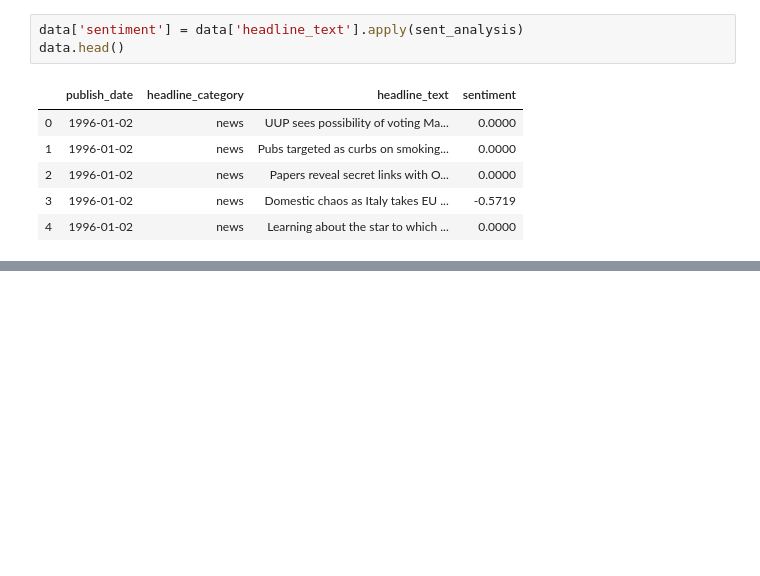
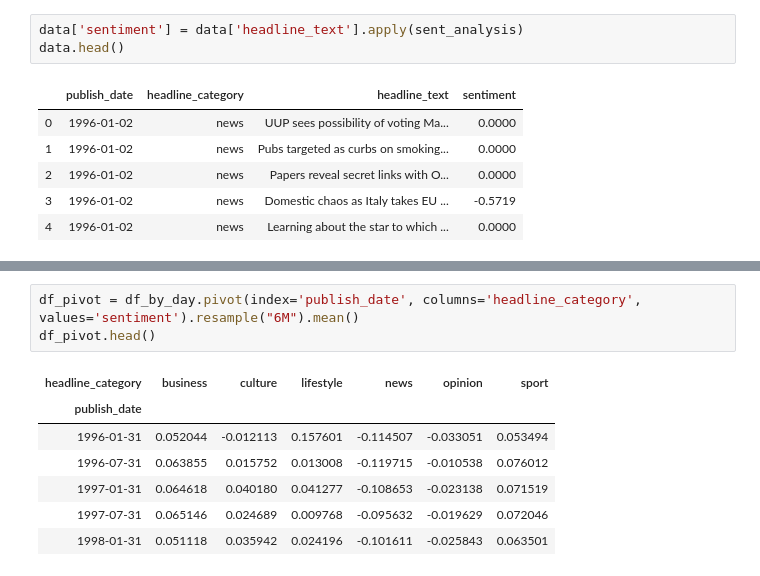
Before and after one commit to matthewnally/IrishTimesSentimentAnalysis, a Jupyter notebook: irish_times_sentiment_analysis.ipynb, the cells around one changed output, grey strips where cells are left out. Cells and saved outputs as stored; diff of their text form; blank space fills up the shorter version.

```diff
--- a/irish_times_sentiment_analysis.ipynb
+++ b/irish_times_sentiment_analysis.ipynb
@@ -122,0 +146,11 @@ data.head()
+# %%
+df_pivot = df_by_day.pivot(index='publish_date', columns='headline_category', values='sentiment').resample("6M").mean()
+df_pivot.head()
+# %% [output]
+| headline_category | business | culture | lifestyle | news | opinion | sport |
+| publish_date |  |  |  |  |  |  |
+| 1996-01-31 | 0.052044 | -0.012113 | 0.157601 | -0.114507 | -0.033051 | 0.053494 |
+| 1996-07-31 | 0.063855 | 0.015752 | 0.013008 | -0.119715 | -0.010538 | 0.076012 |
+| 1997-01-31 | 0.064618 | 0.040180 | 0.041277 | -0.108653 | -0.023138 | 0.071519 |
+| 1997-07-31 | 0.065146 | 0.024689 | 0.009768 | -0.095632 | -0.019629 | 0.072046 |
+| 1998-01-31 | 0.051118 | 0.035942 | 0.024196 | -0.101611 | -0.025843 | 0.063501 |
```
Also changed, not shown: parts of 4 cells of this notebook.
